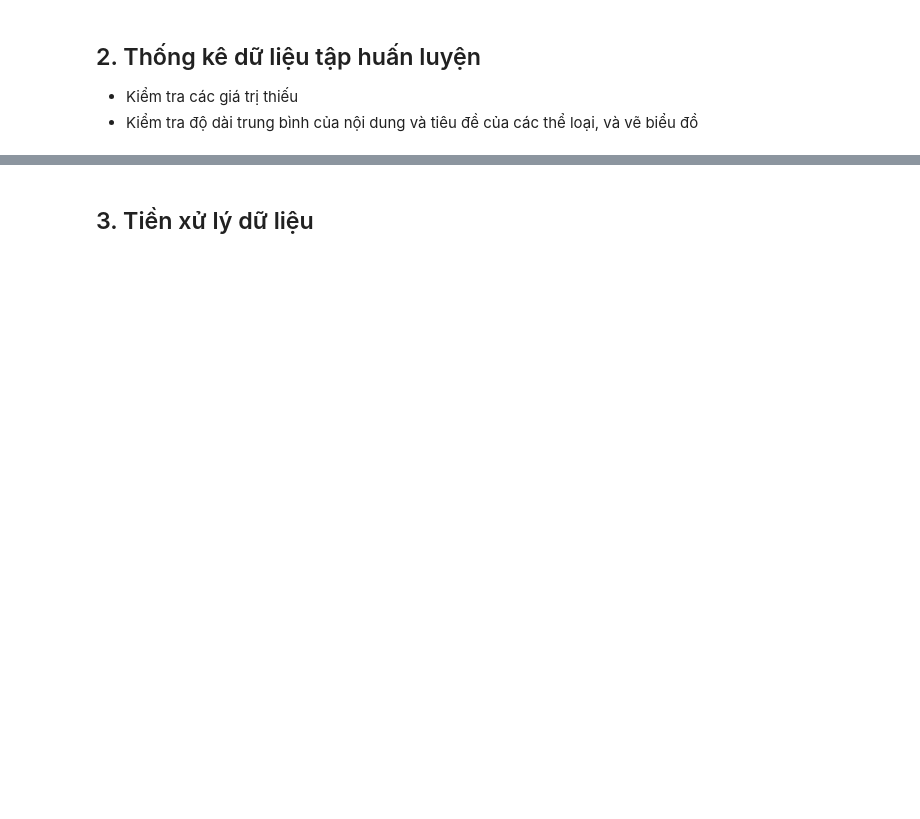
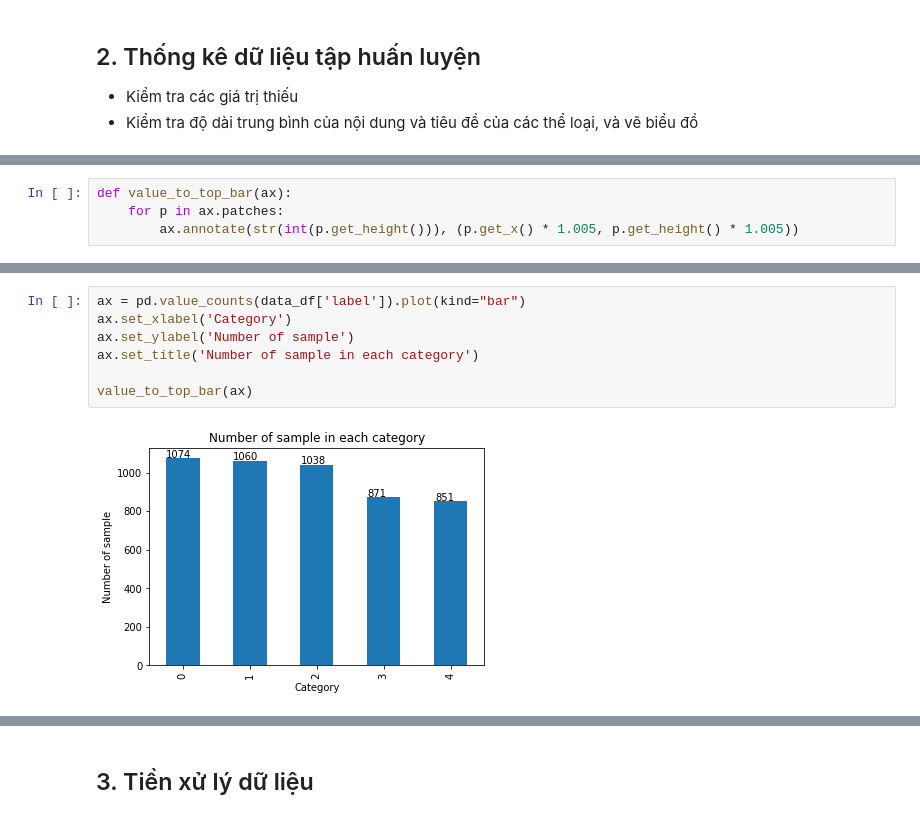
Before and after one commit to tuandoan998/DS_Final_Project, a Jupyter notebook: scripts/pipe_line.ipynb, the cells around one changed output, grey strips where cells are left out. Saved outputs shown, nothing was run; the diff lists cells and outputs as text; blank space fills up the shorter version.

```diff
--- a/scripts/pipe_line.ipynb
+++ b/scripts/pipe_line.ipynb
@@ -75,0 +70,4 @@ X_df.describe()
+# %%
+def value_to_top_bar(ax):
+    for p in ax.patches:
+        ax.annotate(str(int(p.get_height())), (p.get_x() * 1.005, p.get_height() * 1.005))
@@ -75,0 +83,9 @@ X_df.describe()
+# %%
+ax = pd.value_counts(data_df['label']).plot(kind="bar")
+ax.set_xlabel('Category')
+ax.set_ylabel('Number of sample')
+ax.set_title('Number of sample in each category')
+
+value_to_top_bar(ax)
+# %% [output]
+[figure, added]
```
Also changed, not shown: parts of 30 cells of this notebook, 7 other files.
